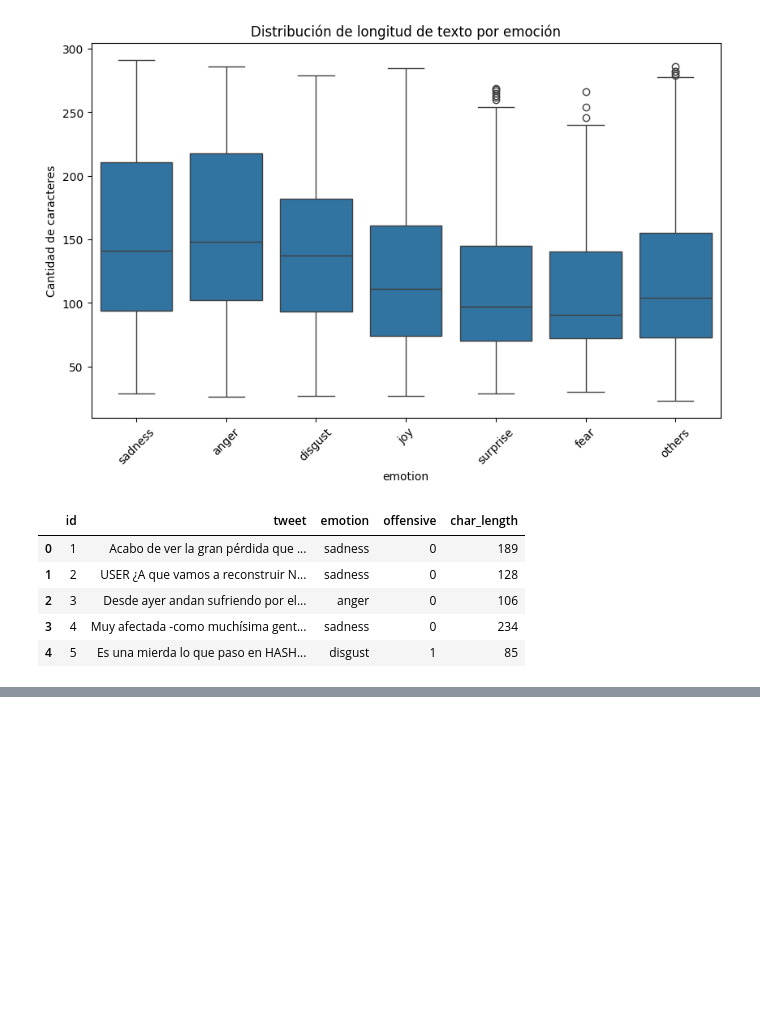
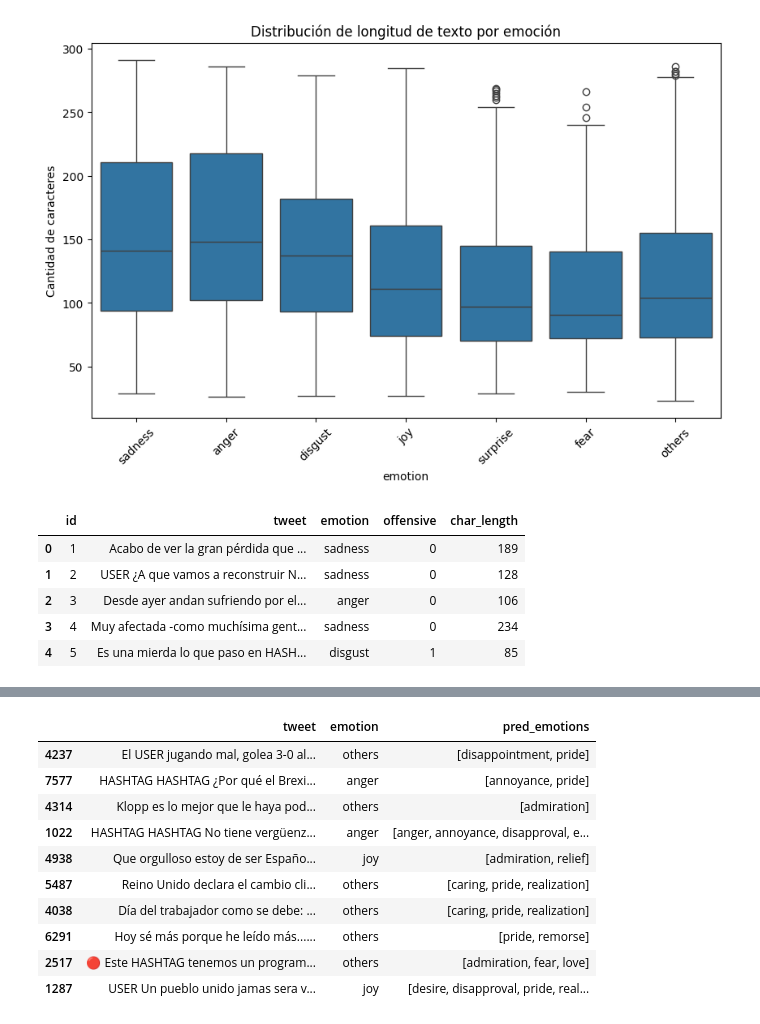
Before and after one commit to Raulinho-A/feel-track, a Jupyter notebook: notebooks/raa/0.3-rra-eda.ipynb, the cells around one changed output, grey strips where cells are left out. Cells and saved outputs as stored; diff of their text form; code cells hidden in the pictures; blank space fills up the shorter version.

Commit message:
samples

```diff
--- a/notebooks/raa/0.3-rra-eda.ipynb
+++ b/notebooks/raa/0.3-rra-eda.ipynb
@@ -88,0 +132,26 @@ tokenizer = AutoTokenizer.from_pretrained(model_path)
+# %%
+all_probs = []
+
+with torch.no_grad():
+    for batch in tqdm(dataloader, desc="Ejecutando inferencia"):
+        outputs = model(**batch)
+        probs = torch.sigmoid(outputs.logits)
+        all_probs.append(probs)
+
+all_probs = torch.cat(all_probs, dim=0).cpu()
+# %%
+emotion_labels = [
+    'admiration', 'amusement', 'anger', 'annoyance', 'approval', 'caring', 'confusion', 'curiosity',
+    'desire', 'disappointment', 'disapproval', 'embarrassment', 'excitement', 'fear', 'gratitude',
+    'grief', 'joy', 'love', 'nervousness', 'optimism', 'pride', 'realization', 'relief', 'remorse',
+    'sadness', 'surprise', 'neutral', 'disgust'
+]
+# %%
+threshold = 0.5
+
+predicted_labels = []
+for prob_row in all_probs:
+    labels = [emotion_labels[i] for i, p in enumerate(prob_row) if p > threshold]
+    predicted_labels.append(labels)
+# %%
+emo_event_df["pred_emotions"] = predicted_labels
@@ -88,0 +160,14 @@ tokenizer = AutoTokenizer.from_pretrained(model_path)
+# %%
+pl.show_full_dataset(emo_event_df[["tweet", "emotion", "pred_emotions"]].sample(10, random_state=42))
+# %% [output]
+|  | tweet | emotion | pred_emotions |
+| 4237 | El USER jugando mal, golea 3-0 al... | others | [disappointment, pride] |
+| 7577 | HASHTAG HASHTAG ¿Por qué el Brexi... | anger | [annoyance, pride] |
+| 4314 | Klopp es lo mejor que le haya pod... | others | [admiration] |
+| 1022 | HASHTAG HASHTAG No tiene vergüenz... | anger | [anger, annoyance, disapproval, e... |
+| 4938 | Que orgulloso estoy de ser Españo... | joy | [admiration, relief] |
+| 5487 | Reino Unido declara el cambio cli... | others | [caring, pride, realization] |
+| 4038 | Día del trabajador como se debe: ... | others | [caring, pride, realization] |
+| 6291 | Hoy sé más porque he leído más...... | others | [pride, remorse] |
+| 2517 | 🔴 Este HASHTAG tenemos un program... | others | [admiration, fear, love] |
+| 1287 | USER Un pueblo unido jamas sera v... | joy | [desire, disapproval, pride, real... |
```
Also changed, not shown: parts of 11 cells of this notebook.
